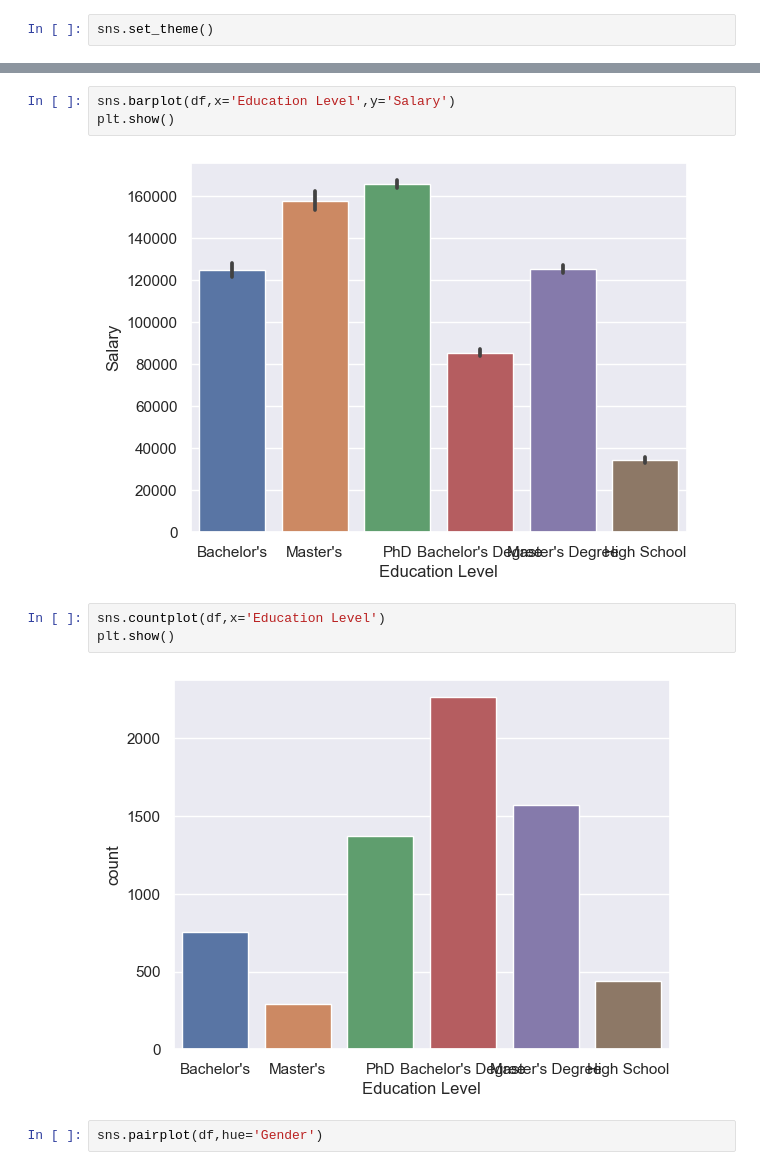
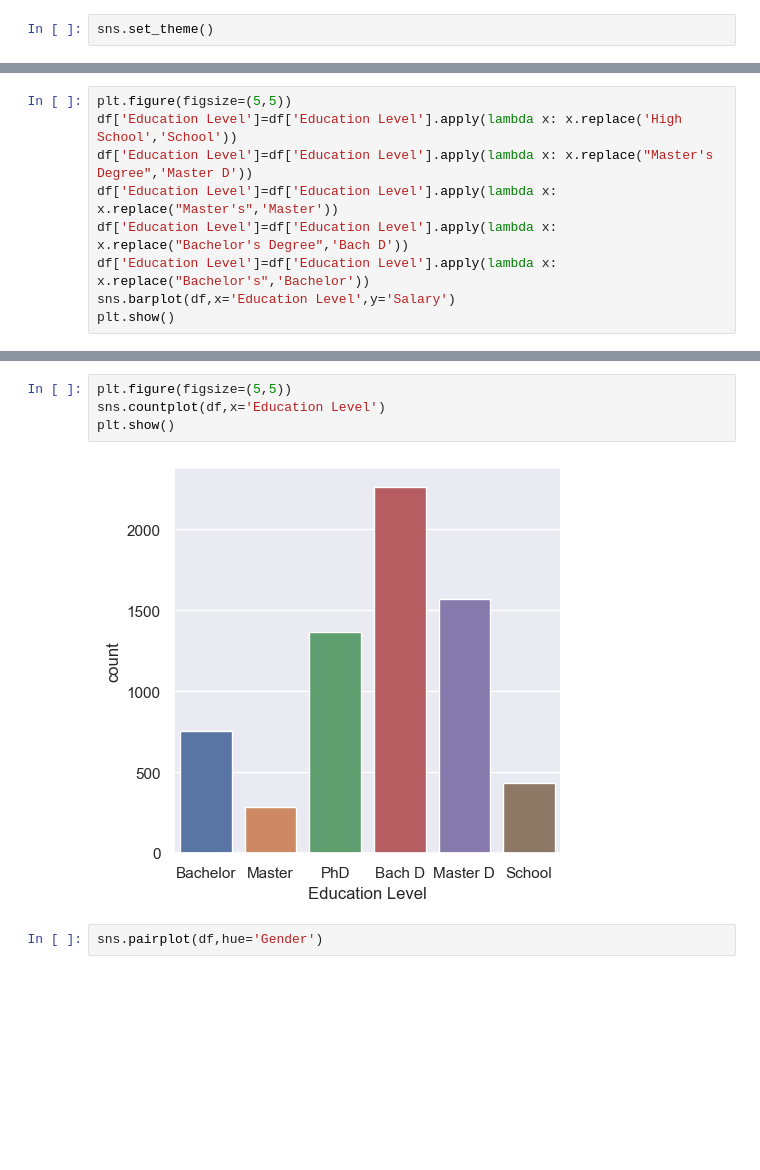
Before and after one commit to Platon19/test2, a Jupyter notebook: data.ipynb, the cells around one changed output, grey strips where cells are left out. Saved outputs shown, nothing was run; the diff lists cells and outputs as text; blank space fills up the shorter version.

```diff
--- a/data.ipynb
+++ b/data.ipynb
@@ -179,0 +182,9 @@ plt.show()
+# %%
+plt.figure(figsize=(5,5))
+df['Education Level']=df['Education Level'].apply(lambda x: x.replace('High School','School'))
+df['Education Level']=df['Education Level'].apply(lambda x: x.replace("Master's Degree",'Master D'))
+df['Education Level']=df['Education Level'].apply(lambda x: x.replace("Master's",'Master'))
+df['Education Level']=df['Education Level'].apply(lambda x: x.replace("Bachelor's Degree",'Bach D'))
+df['Education Level']=df['Education Level'].apply(lambda x: x.replace("Bachelor's",'Bachelor'))
+sns.barplot(df,x='Education Level',y='Salary')
+plt.show()
@@ -180,13 +193,9 @@ plt.show()
 # %%
-sns.barplot(df,x='Education Level',y='Salary')
+plt.figure(figsize=(5,5))
+sns.countplot(df,x='Education Level')
 plt.show()
 # %% [output]
-[figure, old version]
+[figure, new version]
-# %%
-sns.countplot(df,x='Education Level')
-plt.show()
-# %% [output]
-[figure, removed]
 # %%
 sns.pairplot(df,hue='Gender')
 # %% [output]
```
Also changed, not shown: parts of 9 cells of this notebook, 2 other files.
